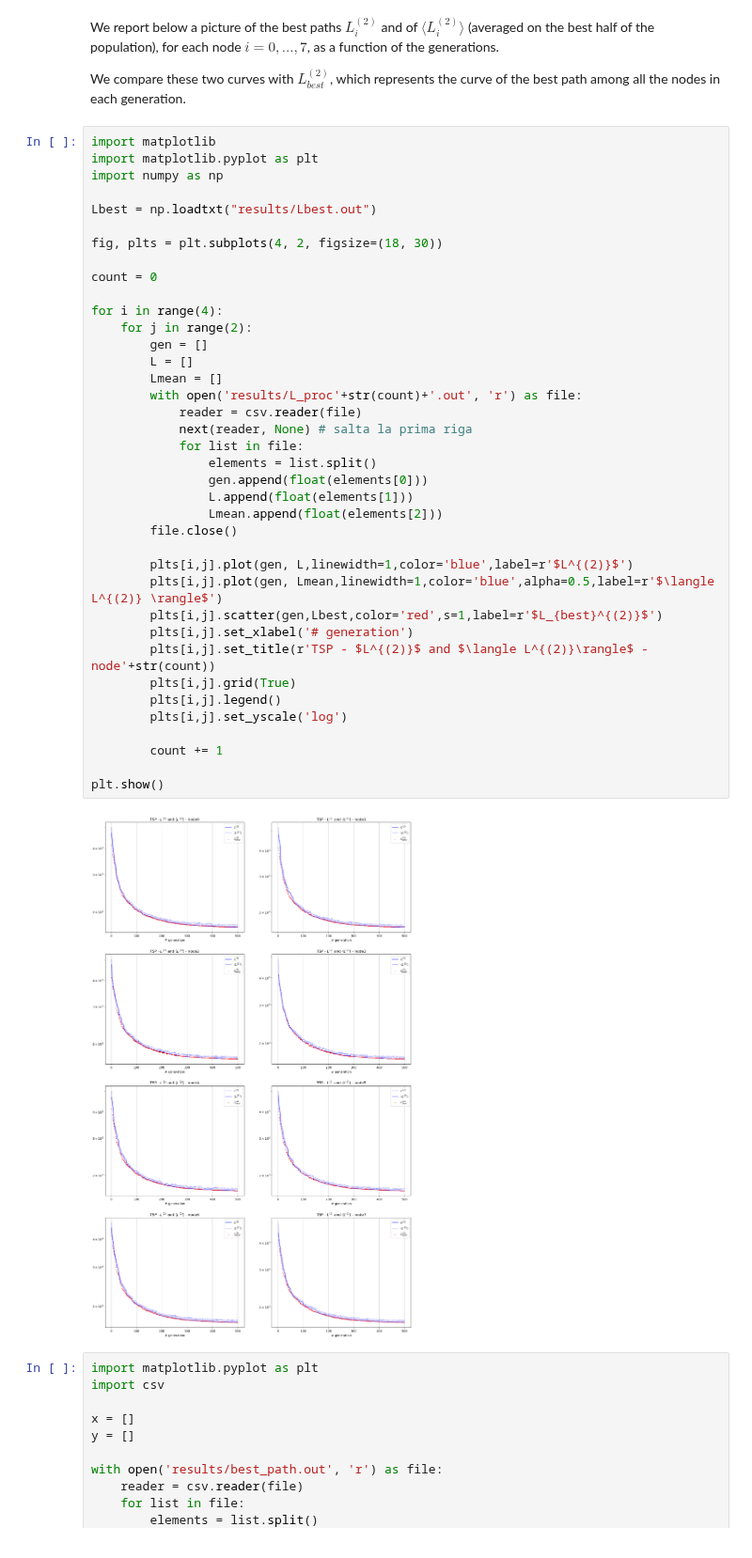
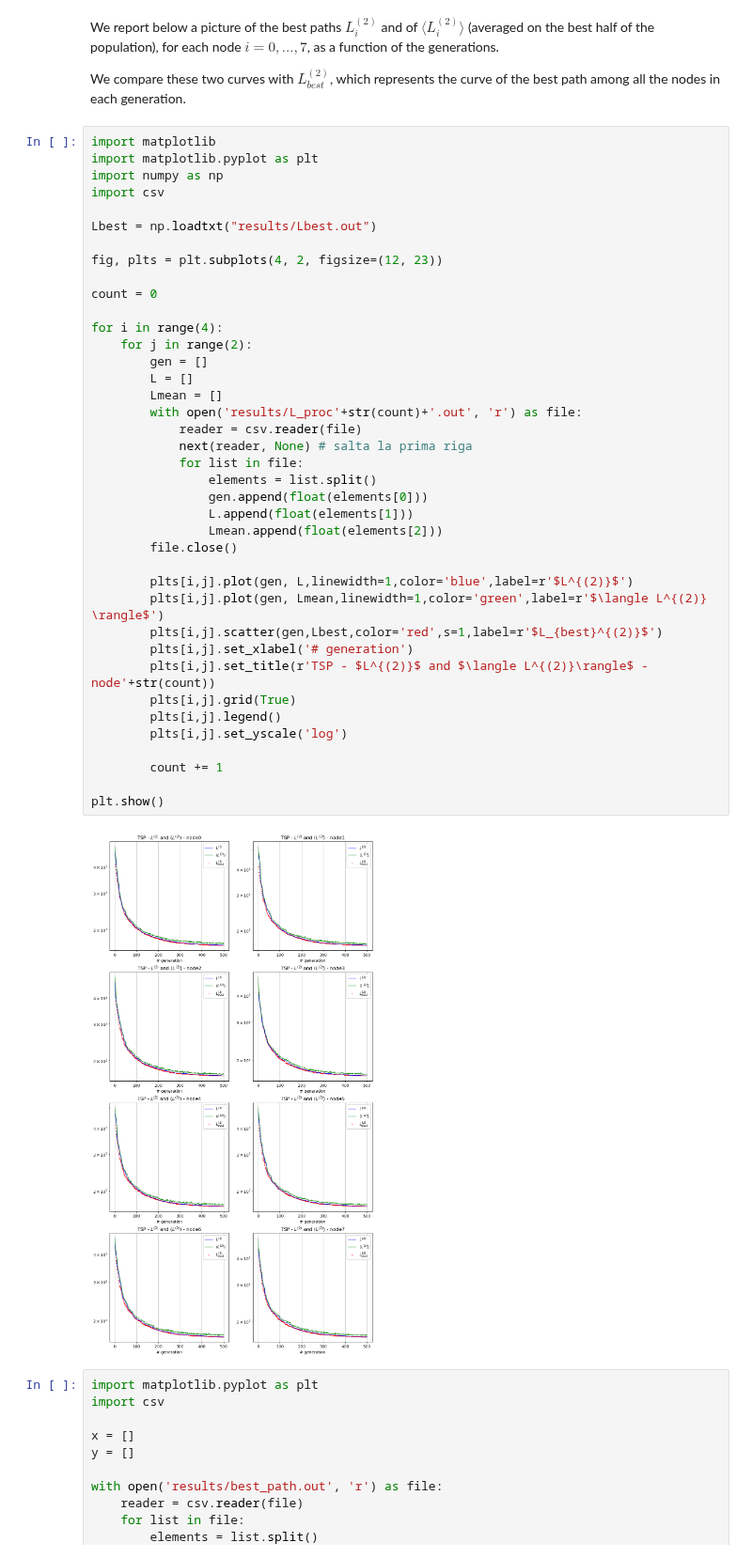
Before and after one commit to edoiannu/LSN_Exercises_Iannucci, a Jupyter notebook: Exercises_10/LSN_Exercises_10.ipynb, the cells around one changed output. Shown at 94% size. Cells and saved outputs as stored; diff of their text form.

```diff
--- a/Exercises_10/LSN_Exercises_10.ipynb
+++ b/Exercises_10/LSN_Exercises_10.ipynb
@@ -54,42 +54,43 @@ We compare these two curves with $L_{best}^{(2)}$, which represents the curve of
 import matplotlib
 import matplotlib.pyplot as plt
 import numpy as np
+import csv
 
 Lbest = np.loadtxt("results/Lbest.out")
 
-fig, plts = plt.subplots(4, 2, figsize=(18, 30))
+fig, plts = plt.subplots(4, 2, figsize=(12, 23))
 
 count = 0
 
 for i in range(4):
     for j in range(2):
         gen = []
         L = []
         Lmean = []
         with open('results/L_proc'+str(count)+'.out', 'r') as file:
             reader = csv.reader(file)
             next(reader, None) # salta la prima riga
             for list in file:
                 elements = list.split()
                 gen.append(float(elements[0]))
                 L.append(float(elements[1]))
                 Lmean.append(float(elements[2]))
         file.close()
 
         plts[i,j].plot(gen, L,linewidth=1,color='blue',label=r'$L^{(2)}$')
-        plts[i,j].plot(gen, Lmean,linewidth=1,color='blue',alpha=0.5,label=r'$\langle L^{(2)} \rangle$')
+        plts[i,j].plot(gen, Lmean,linewidth=1,color='green',label=r'$\langle L^{(2)} \rangle$')
         plts[i,j].scatter(gen,Lbest,color='red',s=1,label=r'$L_{best}^{(2)}$')
         plts[i,j].set_xlabel('# generation')
         plts[i,j].set_title(r'TSP - $L^{(2)}$ and $\langle L^{(2)}\rangle$ - node'+str(count))
         plts[i,j].grid(True)
         plts[i,j].legend()
         plts[i,j].set_yscale('log')
 
         count += 1
 
 plt.show()
 # %% [output]
-[figure, old version]
+[figure, new version]
 # %%
 import matplotlib.pyplot as plt
 import csv
```
Also changed, not shown: parts of 1 cell of this notebook, 46 other files.
